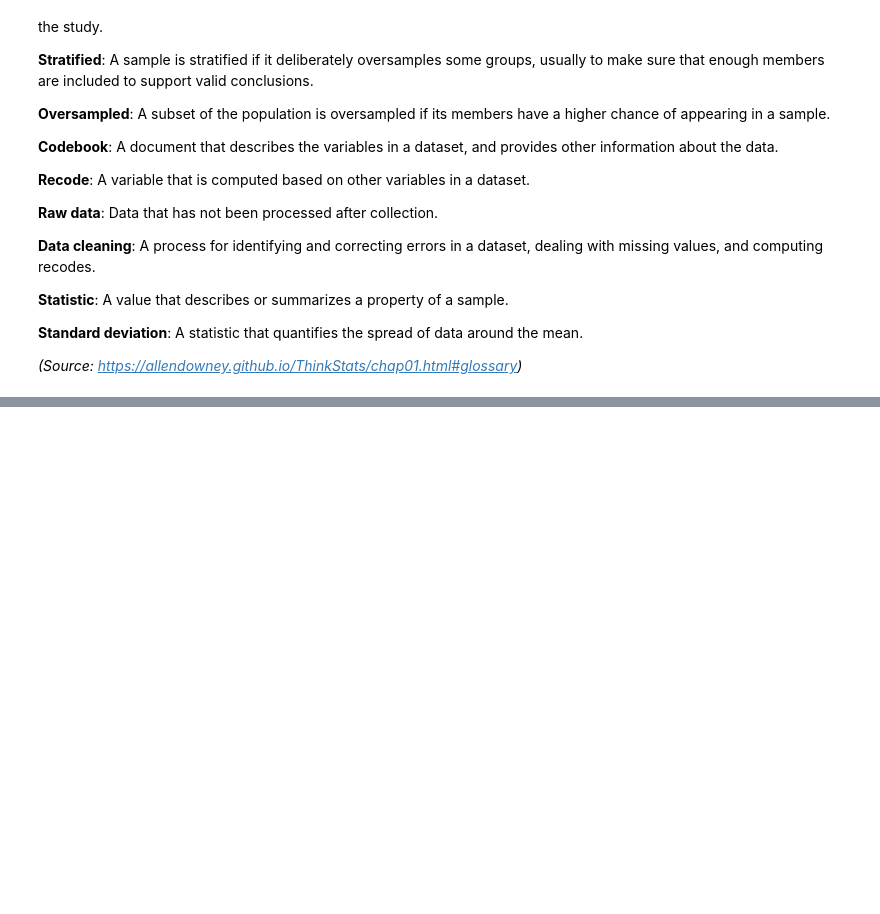
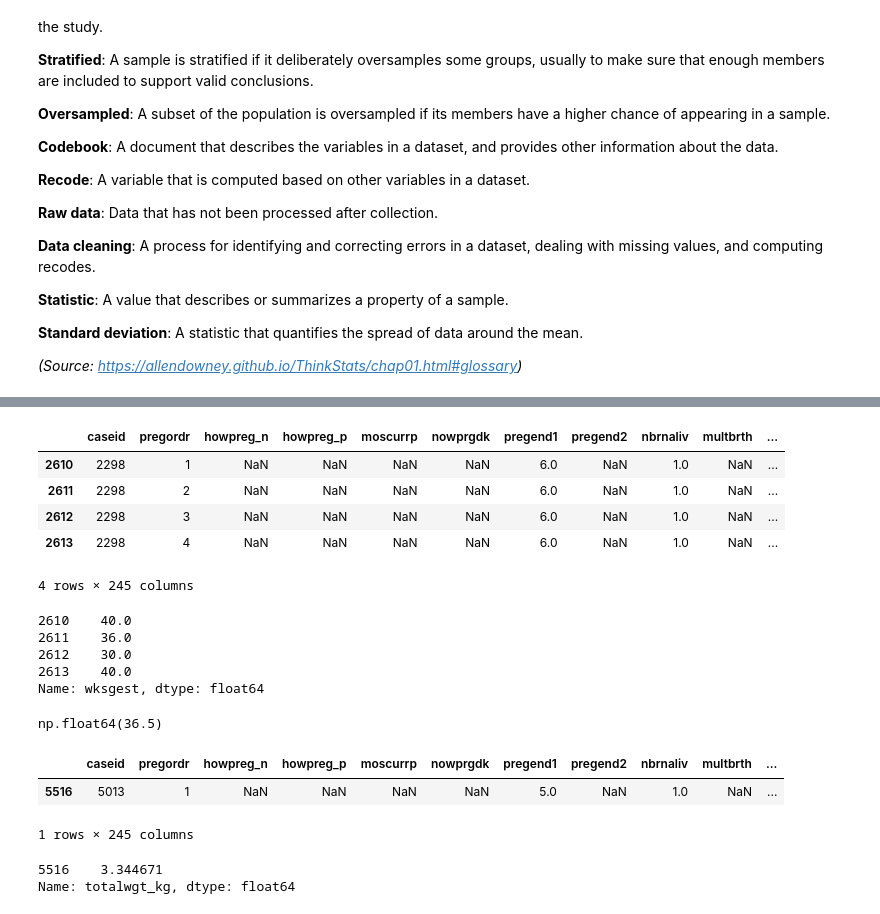
Before and after one commit to mindeleven/algo-trading-bootcamp, a Jupyter notebook: 02-Think-Stats/Notebooks/01_Exploratory_Data_Analysis.ipynb, the cells around one changed output, grey strips where cells are left out. Cells and saved outputs as stored; diff of their text form; code cells hidden in the pictures; blank space fills up the shorter version.

```diff
--- a/02-Think-Stats/Notebooks/01_Exploratory_Data_Analysis.ipynb
+++ b/02-Think-Stats/Notebooks/01_Exploratory_Data_Analysis.ipynb
@@ -563,0 +622,5 @@ __Standard deviation__: A statistic that quantifies the spread of data around th
+# %%
+# new column totalwgt_kg that contains birth weight in kilograms
+# there are approximately 2.2 pounds per kilogram
+preg["totalwgt_kg"] = preg["totalwgt_lb"] / 2.205
+preg["totalwgt_kg"]
@@ -563,0 +666,36 @@ __Standard deviation__: A statistic that quantifies the spread of data around th
+# %%
+subset_2298 = preg.query("caseid == 2298")
+subset_2298
+# %% [output]
+|  | caseid | pregordr | howpreg_n | howpreg_p | moscurrp | nowprgdk | pregend1 | pregend2 | nbrnaliv | multbrth | ... |
+| 2610 | 2298 | 1 | NaN | NaN | NaN | NaN | 6.0 | NaN | 1.0 | NaN | ... |
+| 2611 | 2298 | 2 | NaN | NaN | NaN | NaN | 6.0 | NaN | 1.0 | NaN | ... |
+| 2612 | 2298 | 3 | NaN | NaN | NaN | NaN | 6.0 | NaN | 1.0 | NaN | ... |
+| 2613 | 2298 | 4 | NaN | NaN | NaN | NaN | 6.0 | NaN | 1.0 | NaN | ... |
+4 rows × 245 columns
+# %%
+# wksgest (46 - 47): Gestational length of completed pregnancy (in weeks) (computed)
+subset_2298["wksgest"] # length in weeks of all four pregnancies
+# %% [output]
+2610    40.0
+2611    36.0
+2612    30.0
+2613    40.0
+Name: wksgest, dtype: float64
+# %%
+subset_2298["wksgest"].mean()
+# %% [output]
+np.float64(36.5)
+# %%
+# birth weight of the first baby born to the respondent with caseid 5013
+subset_5013 = preg.query("caseid == 5013 and pregordr == 1")
+subset_5013
+# %% [output]
+|  | caseid | pregordr | howpreg_n | howpreg_p | moscurrp | nowprgdk | pregend1 | pregend2 | nbrnaliv | multbrth | ... |
+| 5516 | 5013 | 1 | NaN | NaN | NaN | NaN | 5.0 | NaN | 1.0 | NaN | ... |
+1 rows × 245 columns
+# %%
+subset_5013["totalwgt_kg"]
+# %% [output]
+5516    3.344671
+Name: totalwgt_kg, dtype: float64
```
Also changed, not shown: parts of 12 cells of this notebook.
